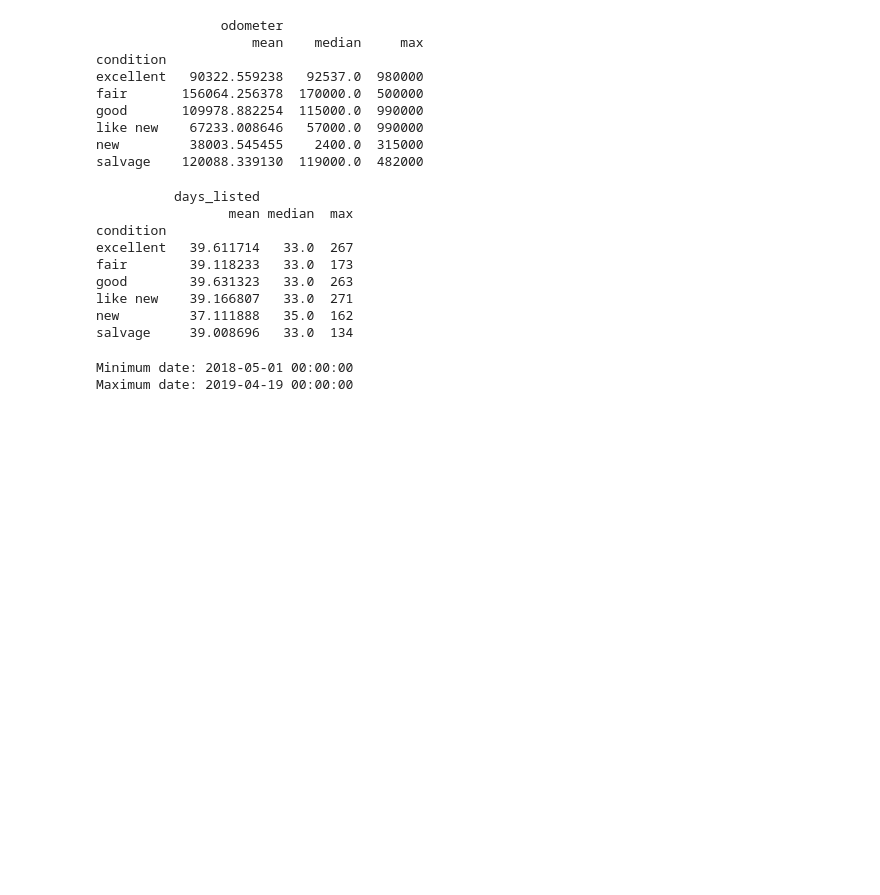
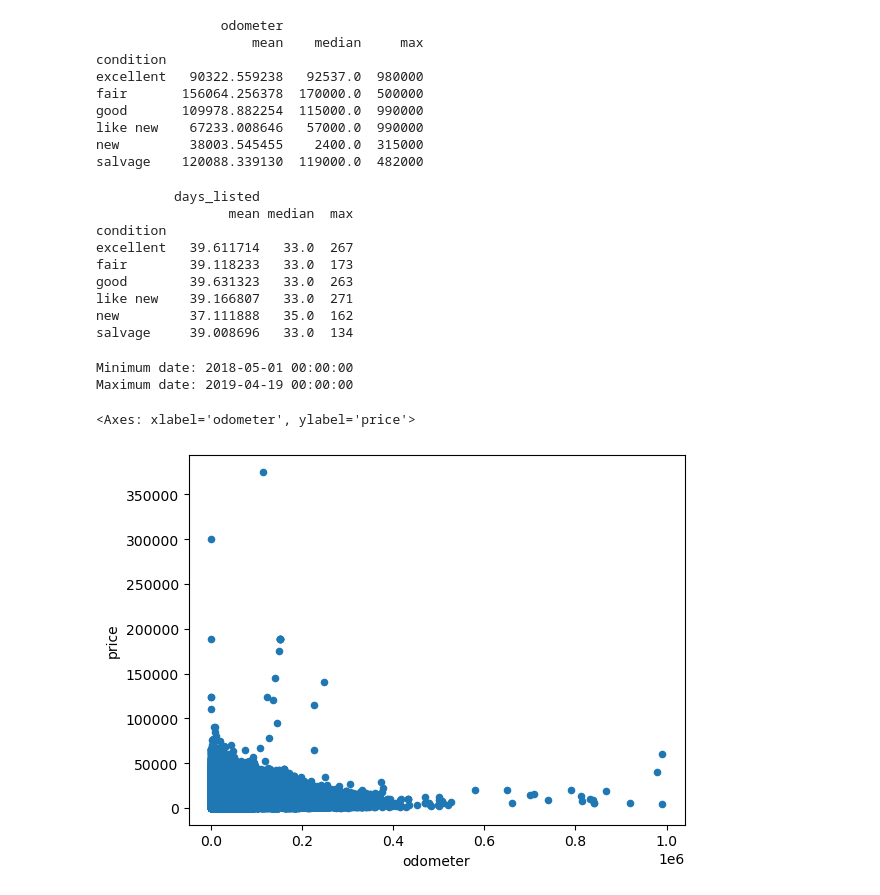
Before and after one commit to CesarChaparro1974/Software_Development_App, a Jupyter notebook: notebooks/EDA.ipynb, the cells around one changed output. Saved outputs shown, nothing was run; the diff lists cells and outputs as text; code cells hidden in the pictures; blank space fills up the shorter version.

Commit message:
added a plot

```diff
--- a/notebooks/EDA.ipynb
+++ b/notebooks/EDA.ipynb
@@ -781,3 +781,9 @@ print('Maximum date:', max_date)
 # %% [output]
 Minimum date: 2018-05-01 00:00:00
 Maximum date: 2019-04-19 00:00:00
+# %%
+import matplotlib.pyplot as plt
+df.plot.scatter('odometer', 'price')
+# %% [output]
+<Axes: xlabel='odometer', ylabel='price'>
+[figure, added]
```
Also changed, not shown: parts of 1 cell of this notebook.
